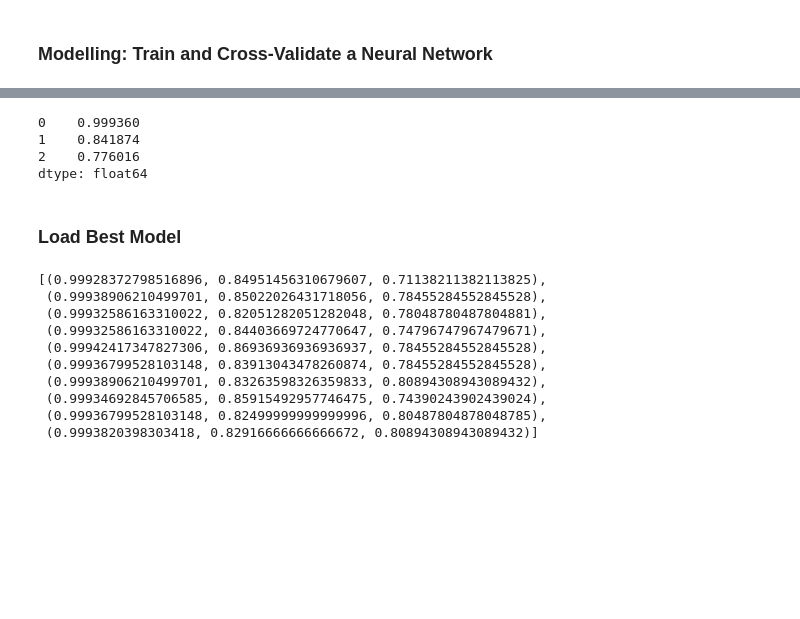
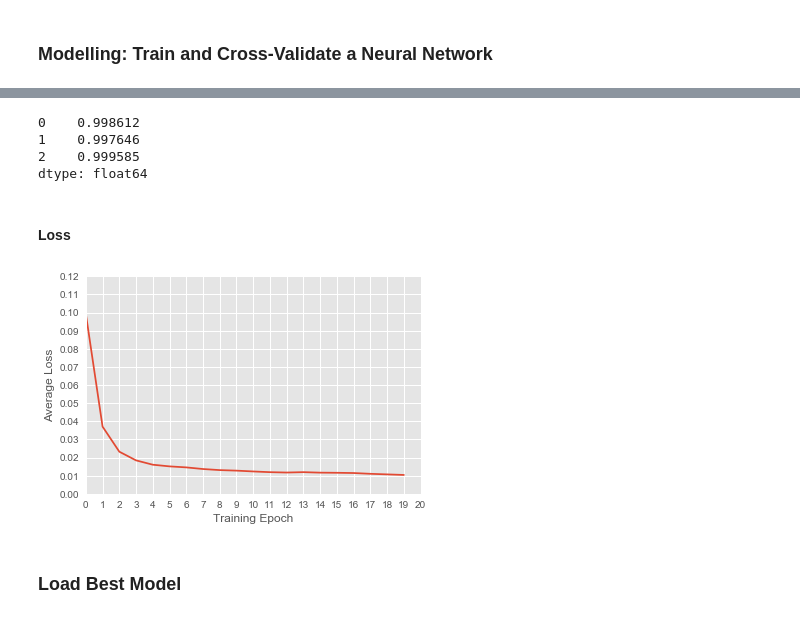
Before and after one commit to datitran/Krimskrams, a Jupyter notebook: FraudDetection/Credit Card Fraud Detection.ipynb, the cells around one changed output, grey strips where cells are left out. Saved outputs shown, nothing was run; the diff lists cells and outputs as text; code cells hidden in the pictures; blank space fills up the shorter version.

```diff
--- a/FraudDetection/Credit Card Fraud Detection.ipynb
+++ b/FraudDetection/Credit Card Fraud Detection.ipynb
@@ -161,0 +177,9 @@ def neural_network(X_train, X_test, y_train, y_test, index):
+# %%
+def run(model, index, X_train, X_test, y_train, y_test):
+    early_stopping = EarlyStopping(monitor="loss", patience=PATIENCE)
+    model_callback = model.fit(X_train, y_train, epochs=EPOCHS, batch_size=BATCH_SIZE,
+                               validation_split=V_SPLIT_NN, callbacks=[early_stopping], verbose=1)
+    model.save("models/model_{i}.h5".format(i=index))
+    y_test_pred = model.predict_classes(X_test)
+    acc, prec, rec = evaluation(y_test, y_test_pred)
+    return acc, prec, rec, model_callback.history["loss"], model_callback.history["val_loss"]
@@ -162,2 +188,5 @@ def neural_network(X_train, X_test, y_train, y_test, index):
 # %%
+# Oversample
+sm = SMOTE(random_state=0)
 X, y = data[data.columns[1:29]].values, data.Class.values
+X_res, y_res = sm.fit_sample(X, y)
@@ -166,6 +223,10 @@ sss = StratifiedShuffleSplit(n_splits=10, test_size=0.5, random_state=0)
 # %%
-metrics = []
-for index, (train_index, test_index) in enumerate(sss.split(X, y)):
-    X_train, X_test = X[train_index], X[test_index]
-    y_train, y_test = y[train_index], y[test_index]
-    metrics.append(neural_network(X_train, X_test, y_train, y_test, index))
+rs = ShuffleSplit(n_splits=N_SPLIT_SIZE, test_size=T_SPLIT_RS, random_state=0)
+
+results = []
+for index, (train_index, test_index) in enumerate(rs.split(X_res, y_res)):
+    clear_output()
+    print("Run iteration: {i}".format(i=index))
+    X_train, X_test = X_res[train_index], X_res[test_index]
+    y_train, y_test = y_res[train_index], y_res[test_index]
+    results.append(run(neural_network(X_train), index, X_train, X_test, y_train, y_test))
@@ -172,8 +252,8 @@ for index, (train_index, test_index) in enumerate(sss.split(X, y)):
 # %%
 # take average of n runs
-pd.DataFrame(metrics).mean()
+pd.DataFrame(results).mean()
 # %% [output]
-0    0.999360
-1    0.841874
-2    0.776016
+0    0.998612
+1    0.997646
+2    0.999585
 dtype: float64
@@ -180,15 +263,15 @@ dtype: float64
+# %% [markdown]
+#### Loss
+# %%
+loss_list = []
+for i in range(len(results)):
+    loss_list.append(pd.Series([j[3] for j in results][i]))
+# %%
+pd.concat(loss_list, axis=1).mean(axis=1).plot(xlim=[0, 20], xticks=range(21), yticks=np.arange(0, 0.13,0.01))
+plt.xlabel("Training Epoch")
+plt.ylabel("Average Loss")
+pass
+# %% [output]
+[figure, added]
 # %% [markdown]
 ### Load Best Model
-# %%
-metrics
-# %% [output]
-[(0.99928372798516896, 0.84951456310679607, 0.71138211382113825),
- (0.99938906210499701, 0.85022026431718056, 0.78455284552845528),
- (0.99932586163310022, 0.82051282051282048, 0.78048780487804881),
- (0.99932586163310022, 0.84403669724770647, 0.74796747967479671),
- (0.99942417347827306, 0.86936936936936937, 0.78455284552845528),
- (0.99936799528103148, 0.83913043478260874, 0.78455284552845528),
- (0.99938906210499701, 0.83263598326359833, 0.80894308943089432),
- (0.99934692845706585, 0.85915492957746475, 0.74390243902439024),
- (0.99936799528103148, 0.82499999999999996, 0.80487804878048785),
- (0.9993820398303418, 0.82916666666666672, 0.80894308943089432)]
```
Also changed, not shown: parts of 21 cells of this notebook.
